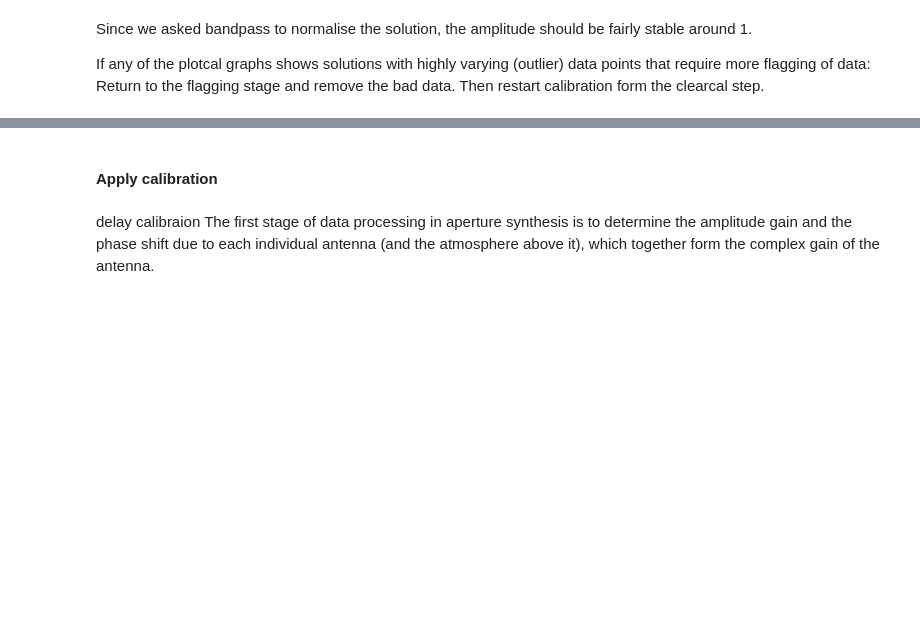
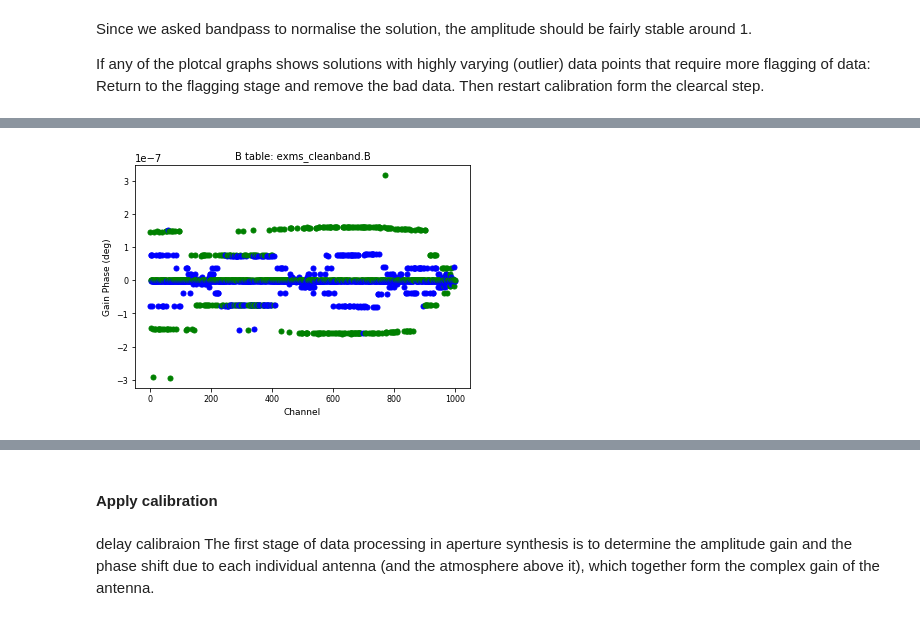
Before and after one commit to ska-sa/MeerKAT-Cookbook, a Jupyter notebook: casa/Calibrating imaging data.ipynb, the cells around one changed output, grey strips where cells are left out. Cells and saved outputs as stored; diff of their text form; code cells hidden in the pictures; blank space fills up the shorter version.

```diff
--- a/casa/Calibrating imaging data.ipynb
+++ b/casa/Calibrating imaging data.ipynb
@@ -161,0 +155,4 @@ plotcal(caltable=btable0, xaxis='chan', yaxis='phase', subplot=321)
+# %%
+plotcal(caltable = btable, xaxis = 'chan', yaxis = 'phase', antenna='m043')
+# %% [output]
+[figure, added]
```
Also changed, not shown: parts of 39 cells of this notebook, 1 other file.
